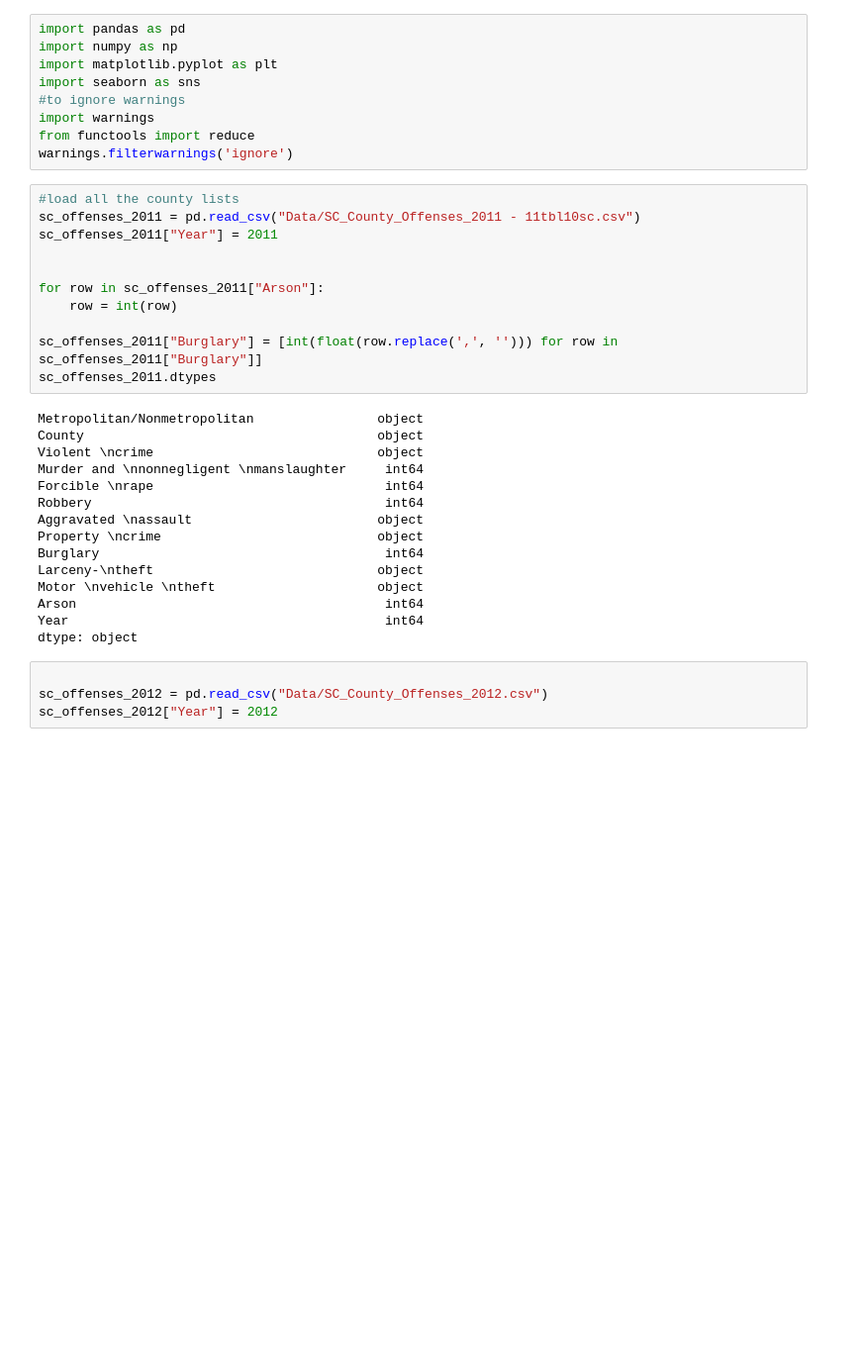
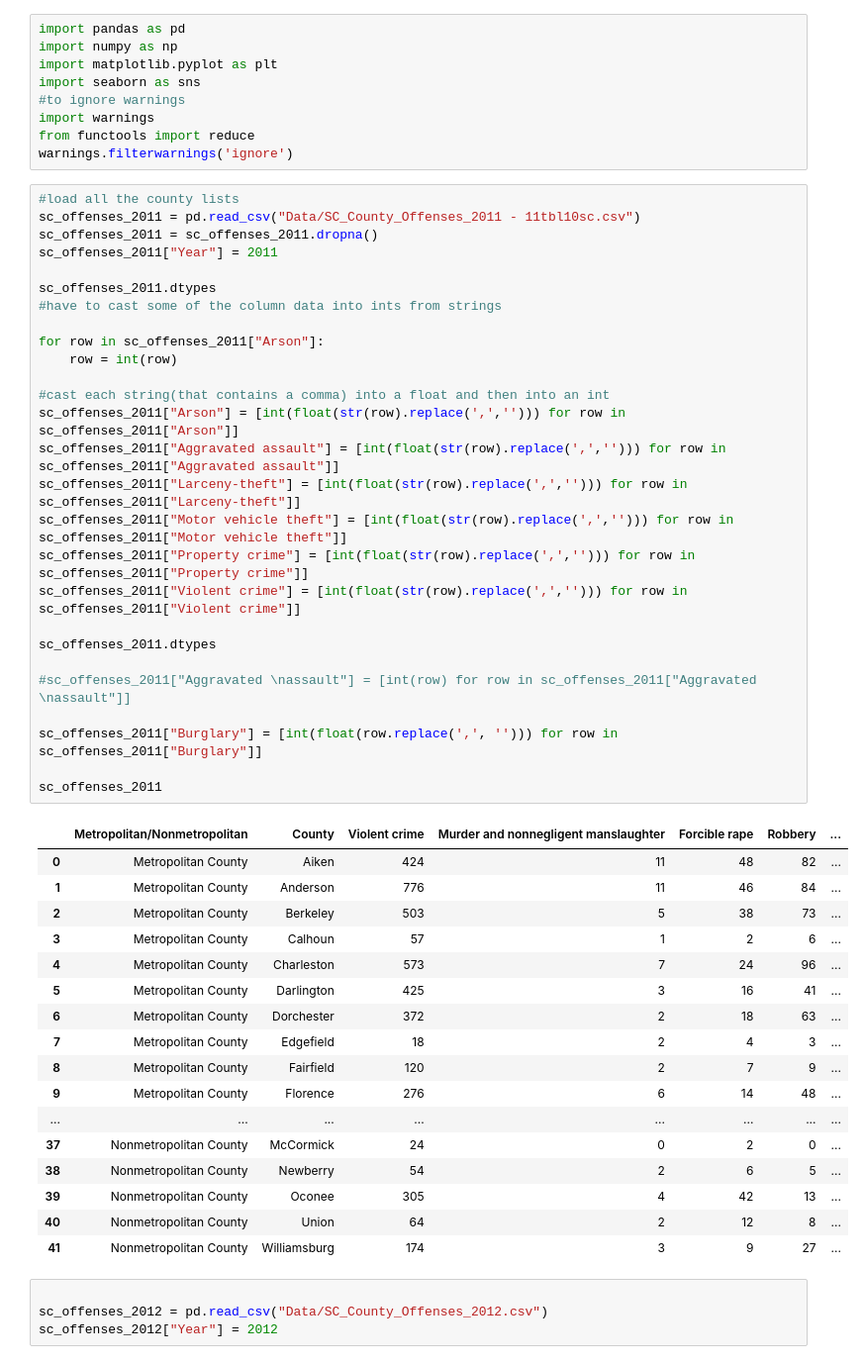
Before and after one commit to LawrenJ/LawrenJ, a Jupyter notebook: Project_1/crime_and_econ.ipynb, the cells around one changed output. Shown: that part at 99% size. Cells and saved outputs as stored; diff of their text form; blank space fills up the shorter version.

Commit message:
Created more data Frames. Changed data types in a  frame as a basis to change al

```diff
--- a/Project_1/crime_and_econ.ipynb
+++ b/Project_1/crime_and_econ.ipynb
@@ -7,32 +7,51 @@ import seaborn as sns
 import warnings
 from functools import reduce
 warnings.filterwarnings('ignore')
-# %%
-#load all the county lists
-sc_offenses_2011 = pd.read_csv("Data/SC_County_Offenses_2011 - 11tbl10sc.csv")
-sc_offenses_2011["Year"] = 2011
-
-
-for row in sc_offenses_2011["Arson"]:
-    row = int(row)
-
-sc_offenses_2011["Burglary"] = [int(float(row.replace(',', ''))) for row in sc_offenses_2011["Burglary"]]
-sc_offenses_2011.dtypes
-# %% [output]
-Metropolitan/Nonmetropolitan                object
-County                                      object
-Violent \ncrime                             object
-Murder and \nnonnegligent \nmanslaughter     int64
-Forcible \nrape                              int64
-Robbery                                      int64
-Aggravated \nassault                        object
-Property \ncrime                            object
-Burglary                                     int64
-Larceny-\ntheft                             object
-Motor \nvehicle \ntheft                     object
-Arson                                        int64
-Year                                         int64
-dtype: object
+# %%
+#load all the county lists
+sc_offenses_2011 = pd.read_csv("Data/SC_County_Offenses_2011 - 11tbl10sc.csv")
+sc_offenses_2011 = sc_offenses_2011.dropna()
+sc_offenses_2011["Year"] = 2011
+
+sc_offenses_2011.dtypes
+#have to cast some of the column data into ints from strings
+
+for row in sc_offenses_2011["Arson"]:
+    row = int(row)
+
+#cast each string(that contains a comma) into a float and then into an int
+sc_offenses_2011["Arson"] = [int(float(str(row).replace(',',''))) for row in sc_offenses_2011["Arson"]]
+sc_offenses_2011["Aggravated assault"] = [int(float(str(row).replace(',',''))) for row in sc_offenses_2011["Aggravated assault"]]
+sc_offenses_2011["Larceny-theft"] = [int(float(str(row).replace(',',''))) for row in sc_offenses_2011["Larceny-theft"]]
+sc_offenses_2011["Motor vehicle theft"] = [int(float(str(row).replace(',',''))) for row in sc_offenses_2011["Motor vehicle theft"]]
+sc_offenses_2011["Property crime"] = [int(float(str(row).replace(',',''))) for row in sc_offenses_2011["Property crime"]]
+sc_offenses_2011["Violent crime"] = [int(float(str(row).replace(',',''))) for row in sc_offenses_2011["Violent crime"]]
+
+sc_offenses_2011.dtypes
+
+#sc_offenses_2011["Aggravated \nassault"] = [int(row) for row in sc_offenses_2011["Aggravated \nassault"]]
+
+sc_offenses_2011["Burglary"] = [int(float(row.replace(',', ''))) for row in sc_offenses_2011["Burglary"]]
+
+sc_offenses_2011
+# %% [output]
+|  | Metropolitan/Nonmetropolitan | County | Violent crime | Murder and nonnegligent manslaughter | Forcible rape | Robbery | ... |
+| 0 | Metropolitan County | Aiken | 424 | 11 | 48 | 82 | ... |
+| 1 | Metropolitan County | Anderson | 776 | 11 | 46 | 84 | ... |
+| 2 | Metropolitan County | Berkeley | 503 | 5 | 38 | 73 | ... |
+| 3 | Metropolitan County | Calhoun | 57 | 1 | 2 | 6 | ... |
+| 4 | Metropolitan County | Charleston | 573 | 7 | 24 | 96 | ... |
+| 5 | Metropolitan County | Darlington | 425 | 3 | 16 | 41 | ... |
+| 6 | Metropolitan County | Dorchester | 372 | 2 | 18 | 63 | ... |
+| 7 | Metropolitan County | Edgefield | 18 | 2 | 4 | 3 | ... |
+| 8 | Metropolitan County | Fairfield | 120 | 2 | 7 | 9 | ... |
+| 9 | Metropolitan County | Florence | 276 | 6 | 14 | 48 | ... |
+| ... | ... | ... | ... | ... | ... | ... | ... |
+| 37 | Nonmetropolitan County | McCormick | 24 | 0 | 2 | 0 | ... |
+| 38 | Nonmetropolitan County | Newberry | 54 | 2 | 6 | 5 | ... |
+| 39 | Nonmetropolitan County | Oconee | 305 | 4 | 42 | 13 | ... |
+| 40 | Nonmetropolitan County | Union | 64 | 2 | 12 | 8 | ... |
+| 41 | Nonmetropolitan County | Williamsburg | 174 | 3 | 9 | 27 | ... |
 # %%
 
 sc_offenses_2012 = pd.read_csv("Data/SC_County_Offenses_2012.csv")
```
Also changed, not shown: parts of 4 cells of this notebook.
